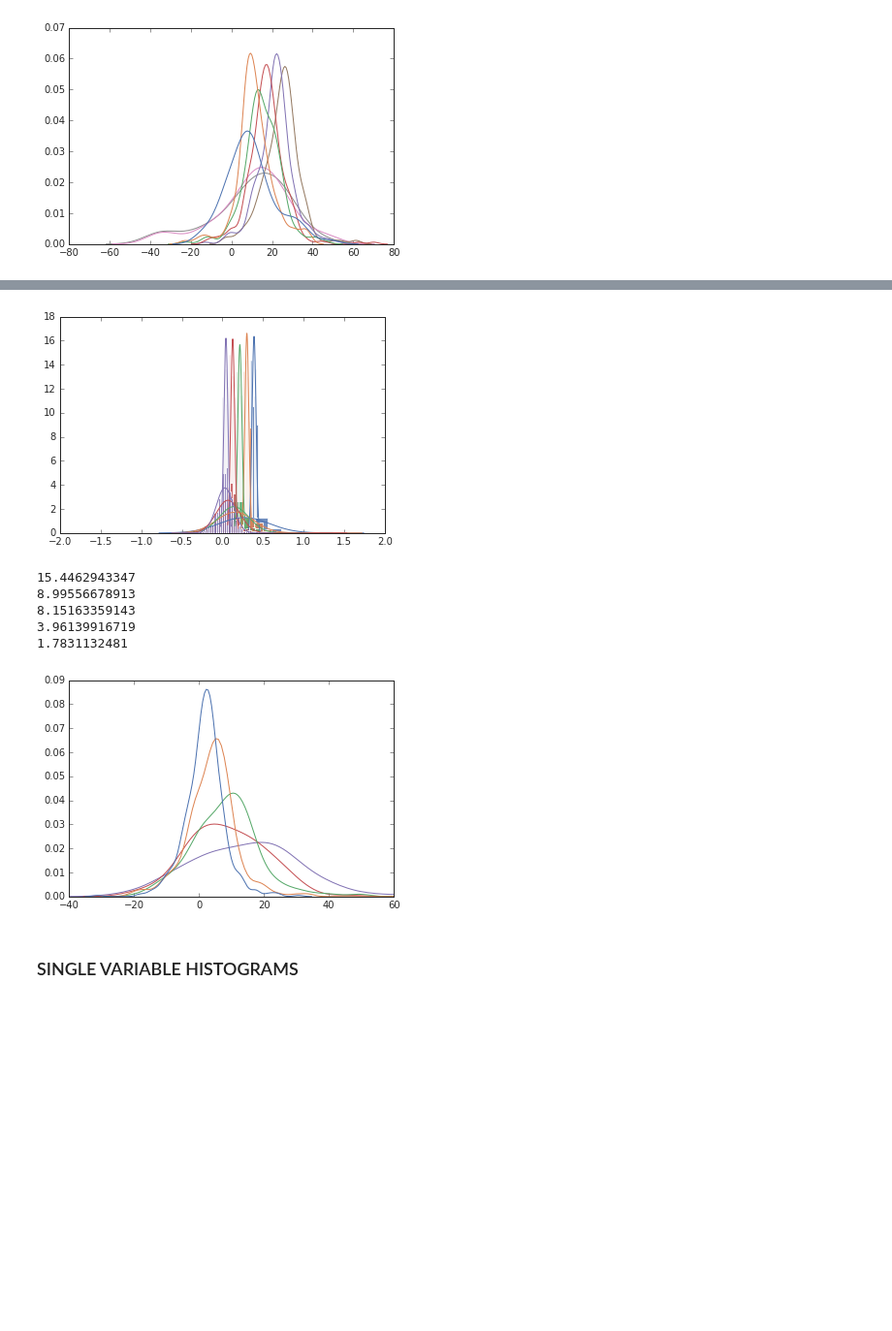
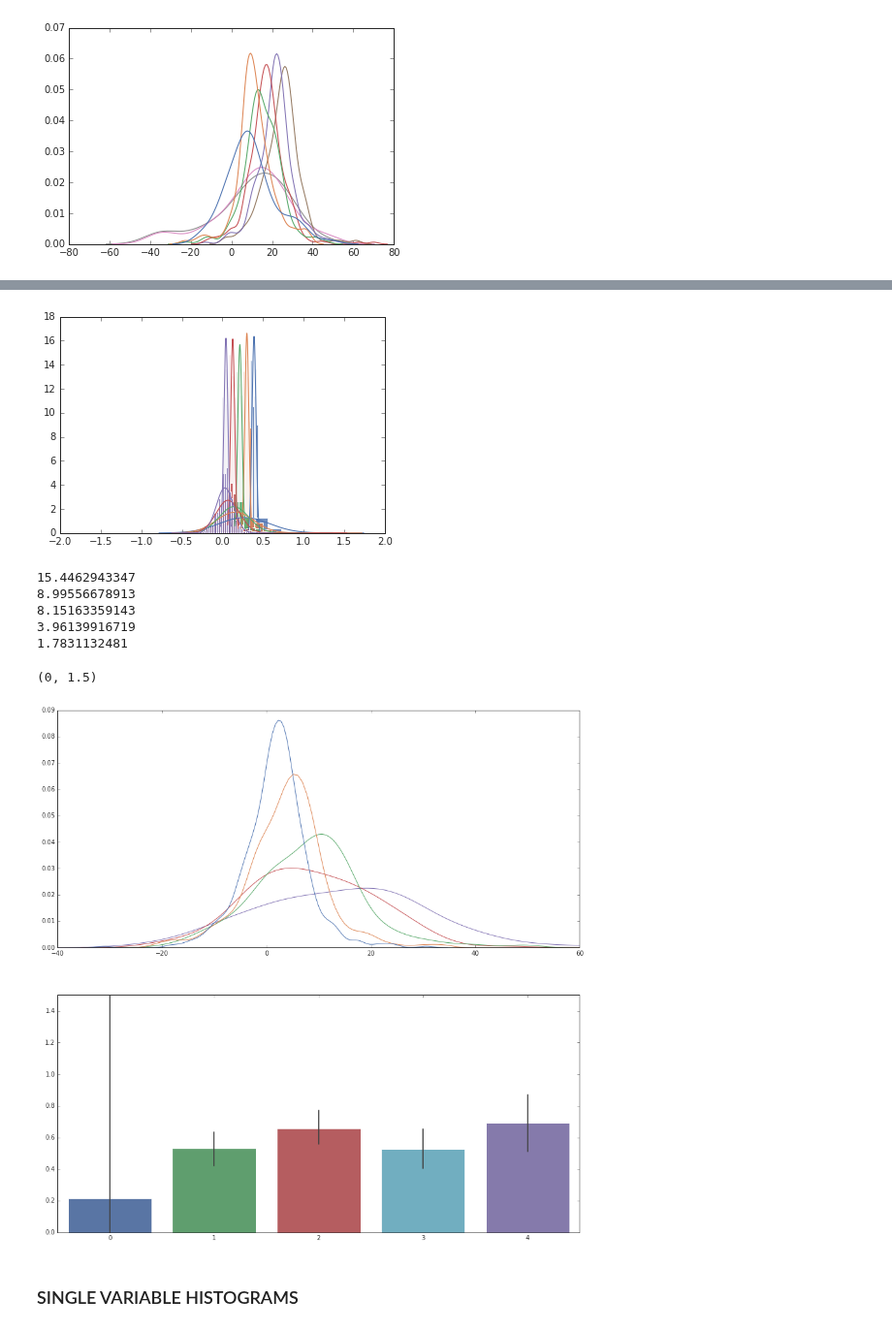
Before and after one commit to elifesciences-publications/PreycapMaster, a Jupyter notebook: BDB_Plot.ipynb, the cells around one changed output, grey strips where cells are left out. Shown at 97% size. Saved outputs shown, nothing was run; the diff lists cells and outputs as text; code cells hidden in the pictures; blank space fills up the shorter version.

```diff
--- a/BDB_Plot.ipynb
+++ b/BDB_Plot.ipynb
@@ -1190,12 +1232,17 @@ p3, d3 = bdsim.single_hist('"Para Az"', '"Bout Number" > 0 AND "Para Az" > .175
 p4, d4 = bdsim.single_hist('"Para Az"', '"Bout Number" > 0 AND "Para Az" > .087 AND "Para Az" < .087 + .087 AND "Strike Or Abort" < 3', cp[3])
 p5, d5 = bdsim.single_hist('"Para Az"', '"Bout Number" > 0 AND "Para Az" > 0 AND "Para Az" < .087 AND "Strike Or Abort" < 3', cp[4])
 
-print np.mean(np.degrees(d1))
-print np.mean(np.degrees(d2))
-print np.mean(np.degrees(d3))
-print np.mean(np.degrees(d4))
-print np.mean(np.degrees(d5))
+paz1 = np.mean(np.degrees(d1))
+paz2 = np.mean(np.degrees(d2))
+paz3 = np.mean(np.degrees(d3))
+paz4 = np.mean(np.degrees(d4))
+paz5 = np.mean(np.degrees(d5))
 
+paz1 = np.degrees(d1)
+paz2 = np.degrees(d2)
+paz3 = np.degrees(d3)
+paz4 = np.degrees(d4)
+paz5 = np.degrees(d5)
 
 p1, d1 = bdsim.single_hist('"Postbout Para Az"', '"Bout Number" > 0 AND "Para Az" > .349 AND "Para Az" < .349 + .087 AND "Strike Or Abort" < 3', cp[0])
 p2, d2 = bdsim.single_hist('"Postbout Para Az"', '"Bout Number" > 0 AND "Para Az" > .262 AND "Para Az" < .262 + .087 AND "Strike Or Abort" < 3', cp[1])
@@ -1216,16 +1263,22 @@ print np.mean(np.degrees(d3))
 print np.mean(np.degrees(d4))
 print np.mean(np.degrees(d5))
 
-fig, ax = pl.subplots(1,1)
+fig, ax = pl.subplots(2,1, figsize=(15,15))
 
-sb.kdeplot(np.degrees(d1), color=cp[4], ax=ax)
-sb.kdeplot(np.degrees(d2), color=cp[3], ax=ax)
-sb.kdeplot(np.degrees(d3), color=cp[2], ax=ax)
-sb.kdeplot(np.degrees(d4), color=cp[1], ax=ax)
-sb.kdeplot(np.degrees(d5), color=cp[0], ax=ax)
-ax.set_xlim([-40, 60])
+sb.kdeplot(np.degrees(d1), color=cp[4], ax=ax[0])
+sb.kdeplot(np.degrees(d2), color=cp[3], ax=ax[0])
+sb.kdeplot(np.degrees(d3), color=cp[2], ax=ax[0])
+sb.kdeplot(np.degrees(d4), color=cp[1], ax=ax[0])
+sb.kdeplot(np.degrees(d5), color=cp[0], ax=ax[0])
+ax[0].set_xlim([-40, 60])
 pl.savefig('KDE_5degbins_prebpostaz.pdf')
 
+
+sb.barplot(data=[np.degrees(d5) / paz5, np.degrees(d4) / paz4,
+                 np.degrees(d3) / paz3, np.degrees(d2) / paz2,
+                 np.degrees(d1) / paz1], ax=ax[1])
+
+ax[1].set_ylim([0, 1.5])
 
 # ARGUMENT!!!!!!
 # IF FAR AWAY IN AZ, WANT TO BE NOISY. THIS IS TRUE (i.e. more noise, same mean -- also point out regression fit)
@@ -1249,14 +1302,15 @@ SELECT "Para Az" FROM bout_table WHERE "Bout Number" > 0 AND "Para Az" > .175 AN
 SELECT "Postbout Para Az" FROM bout_table WHERE "Bout Number" > 0 AND "Para Az" > 0 AND "Para Az" < .087 AND "Strike Or Abort" < 3
 581 total bouts
 0.0311211971153
 0.10627728182
 [figure]
 15.4462943347
 8.99556678913
 8.15163359143
 3.96139916719
 1.7831132481
+(0, 1.5)
-[figure, old version]
+[figure, new version]
 # %% [markdown]
 ### SINGLE VARIABLE HISTOGRAMS
 # %%
```
Also changed, not shown: parts of 2 cells of this notebook, 2 other files.
